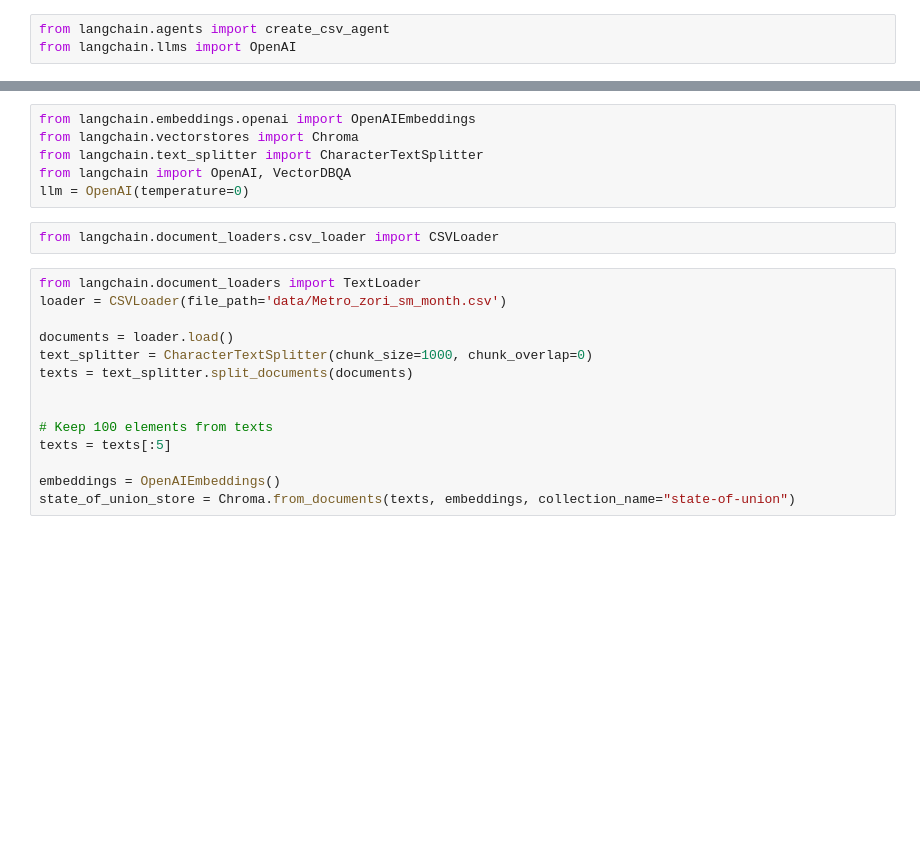
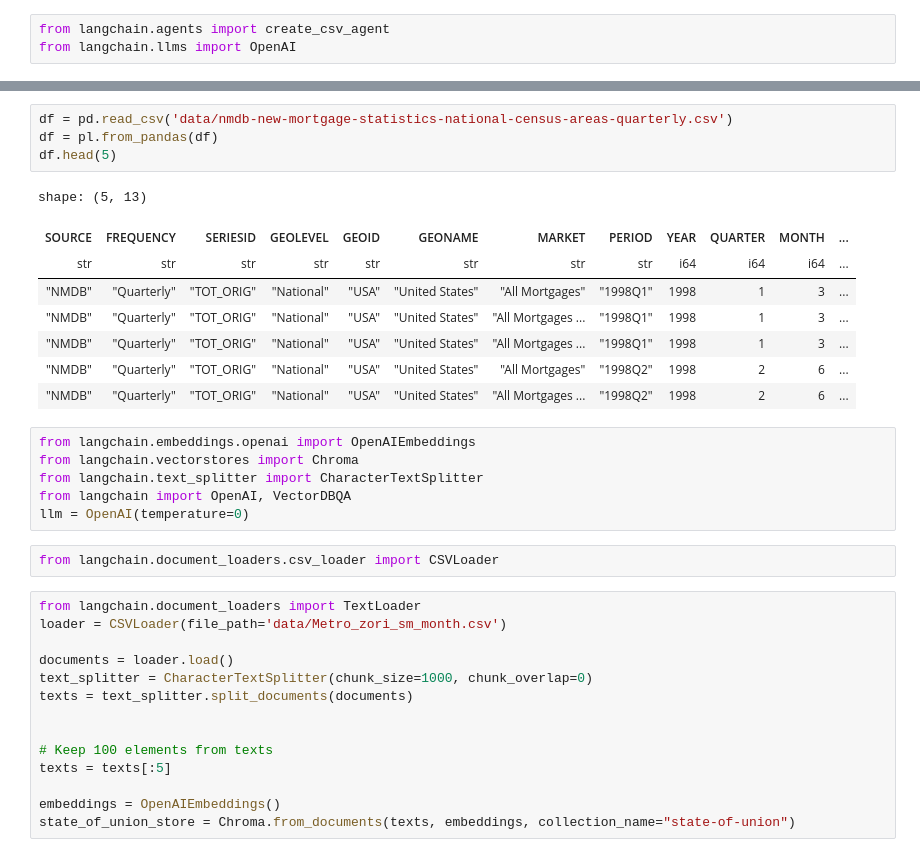
Before and after one commit to LNshuti/avenue-one, a Jupyter notebook: langchain_csv_agent.ipynb, the cells around one changed output, grey strips where cells are left out. Cells and saved outputs as stored; diff of their text form; blank space fills up the shorter version.

```diff
--- a/langchain_csv_agent.ipynb
+++ b/langchain_csv_agent.ipynb
@@ -29,3 +49,16 @@ df.head(5)
+# %%
+df = pd.read_csv('data/nmdb-new-mortgage-statistics-national-census-areas-quarterly.csv')
+df = pl.from_pandas(df)
+df.head(5)
+# %% [output]
+shape: (5, 13)
+| SOURCE | FREQUENCY | SERIESID | GEOLEVEL | GEOID | GEONAME | MARKET | PERIOD | YEAR | QUARTER | MONTH | ... |
+| str | str | str | str | str | str | str | str | i64 | i64 | i64 | ... |
+| "NMDB" | "Quarterly" | "TOT_ORIG" | "National" | "USA" | "United States" | "All Mortgages" | "1998Q1" | 1998 | 1 | 3 | ... |
+| "NMDB" | "Quarterly" | "TOT_ORIG" | "National" | "USA" | "United States" | "All Mortgages ... | "1998Q1" | 1998 | 1 | 3 | ... |
+| "NMDB" | "Quarterly" | "TOT_ORIG" | "National" | "USA" | "United States" | "All Mortgages ... | "1998Q1" | 1998 | 1 | 3 | ... |
+| "NMDB" | "Quarterly" | "TOT_ORIG" | "National" | "USA" | "United States" | "All Mortgages" | "1998Q2" | 1998 | 2 | 6 | ... |
+| "NMDB" | "Quarterly" | "TOT_ORIG" | "National" | "USA" | "United States" | "All Mortgages ... | "1998Q2" | 1998 | 2 | 6 | ... |
 # %%
 from langchain.embeddings.openai import OpenAIEmbeddings
 from langchain.vectorstores import Chroma
```
Also changed, not shown: parts of 3 cells of this notebook.
